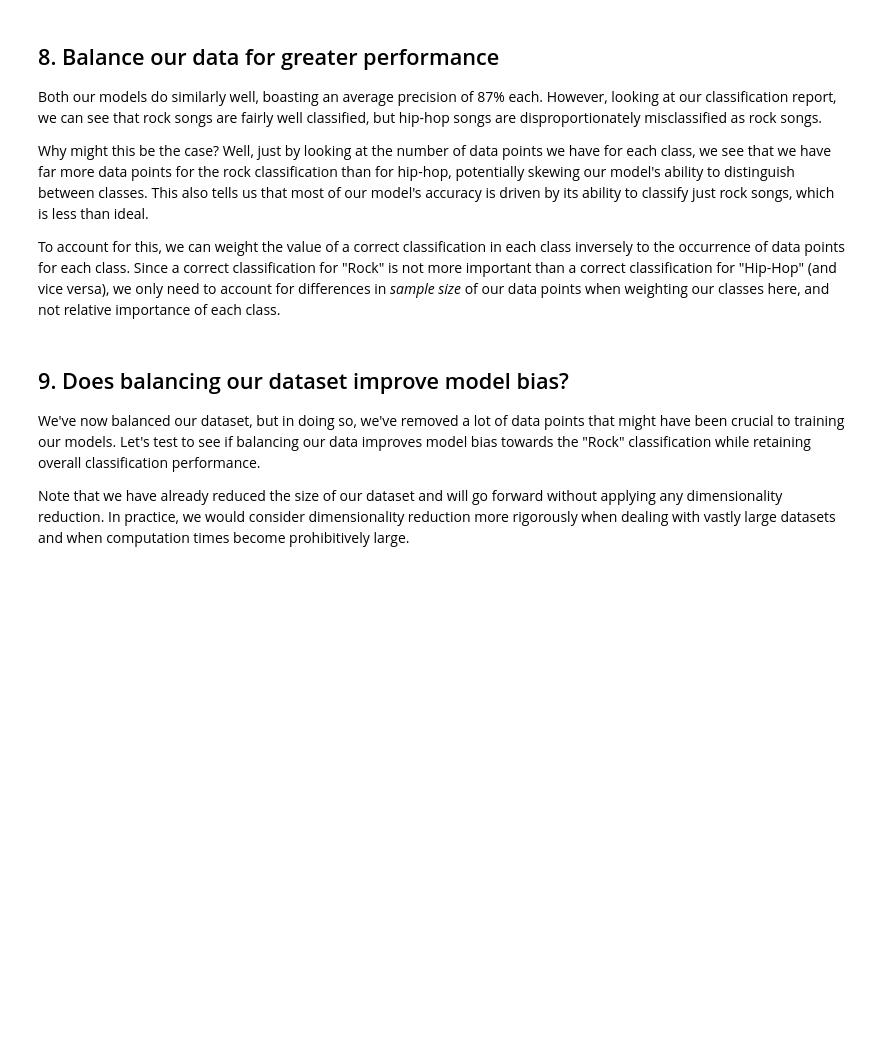
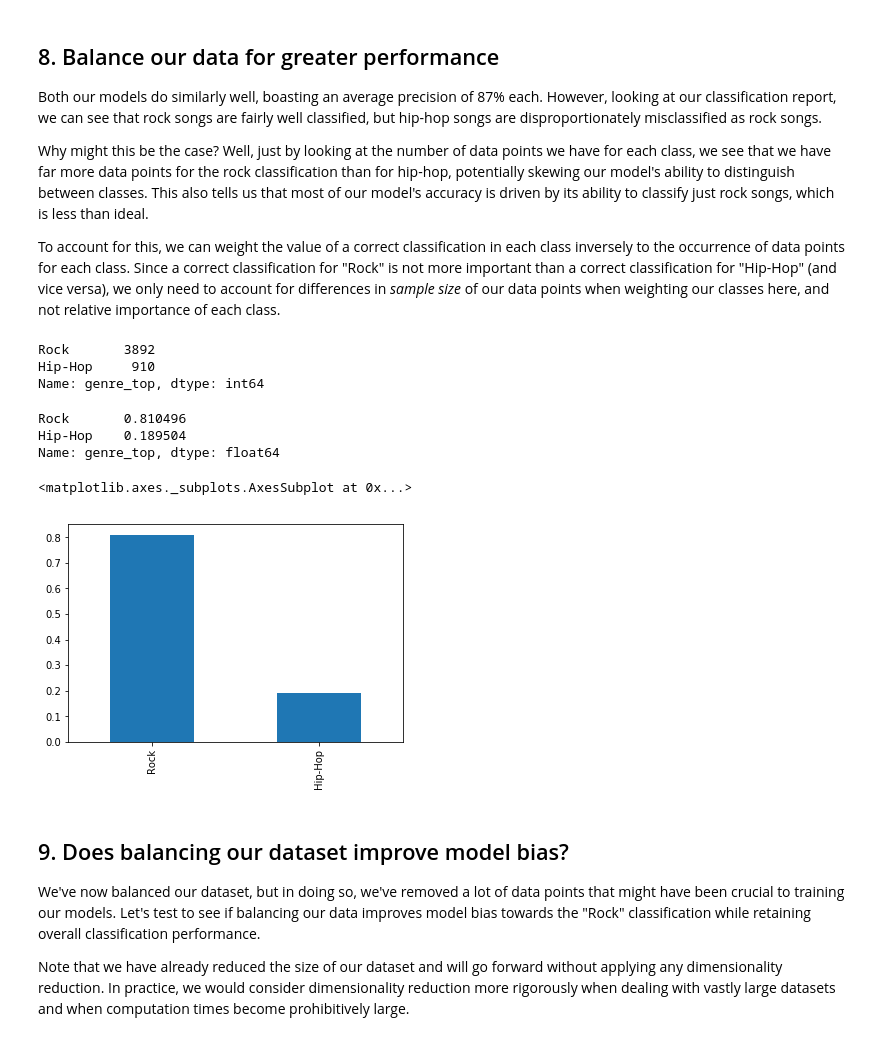
Before and after one commit to MaiaNgo/classification, a Jupyter notebook: notebook.ipynb, the cells around one changed output. Cells and saved outputs as stored; diff of their text form; code cells hidden in the pictures; blank space fills up the shorter version.

```diff
--- a/notebook.ipynb
+++ b/notebook.ipynb
@@ -206,6 +225,23 @@ pca_projection = pca.fit_transform(scaler.fit_transform(features))
 
 # Redefine the train and test set with the pca_projection from the balanced data
 train_features, test_features, train_labels, test_labels = train_test_split(pca_projection, labels, random_state=10)
+# %%
+echo_tracks['genre_top'].value_counts()
+# %% [output]
+Rock       3892
+Hip-Hop     910
+Name: genre_top, dtype: int64
+# %%
+echo_tracks['genre_top'].value_counts(normalize=True)
+# %% [output]
+Rock       0.810496
+Hip-Hop    0.189504
+Name: genre_top, dtype: float64
+# %%
+echo_tracks['genre_top'].value_counts(normalize=True).plot(kind='bar')
+# %% [output]
+<matplotlib.axes._subplots.AxesSubplot at 0x...>
+[figure, added]
 # %% [markdown]
 ## 9. Does balancing our dataset improve model bias?
 <p>We've now balanced our dataset, but in doing so, we've removed a lot of data points that might have been crucial to training our models. Let's test to see if balancing our data improves model bias towards the "Rock" classification while retaining overall classification performance. </p>
```
Also changed, not shown: parts of 7 cells of this notebook.
